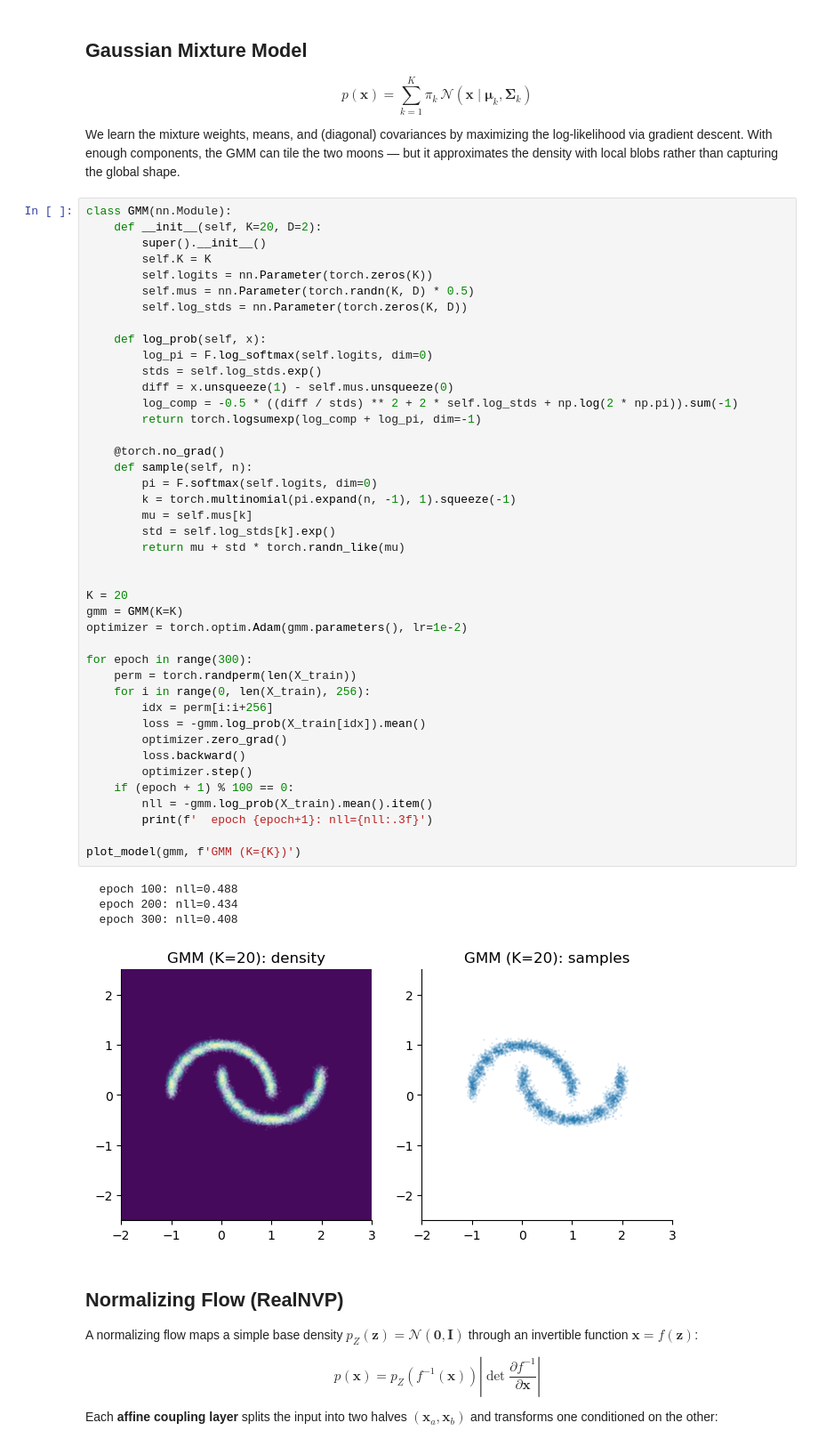
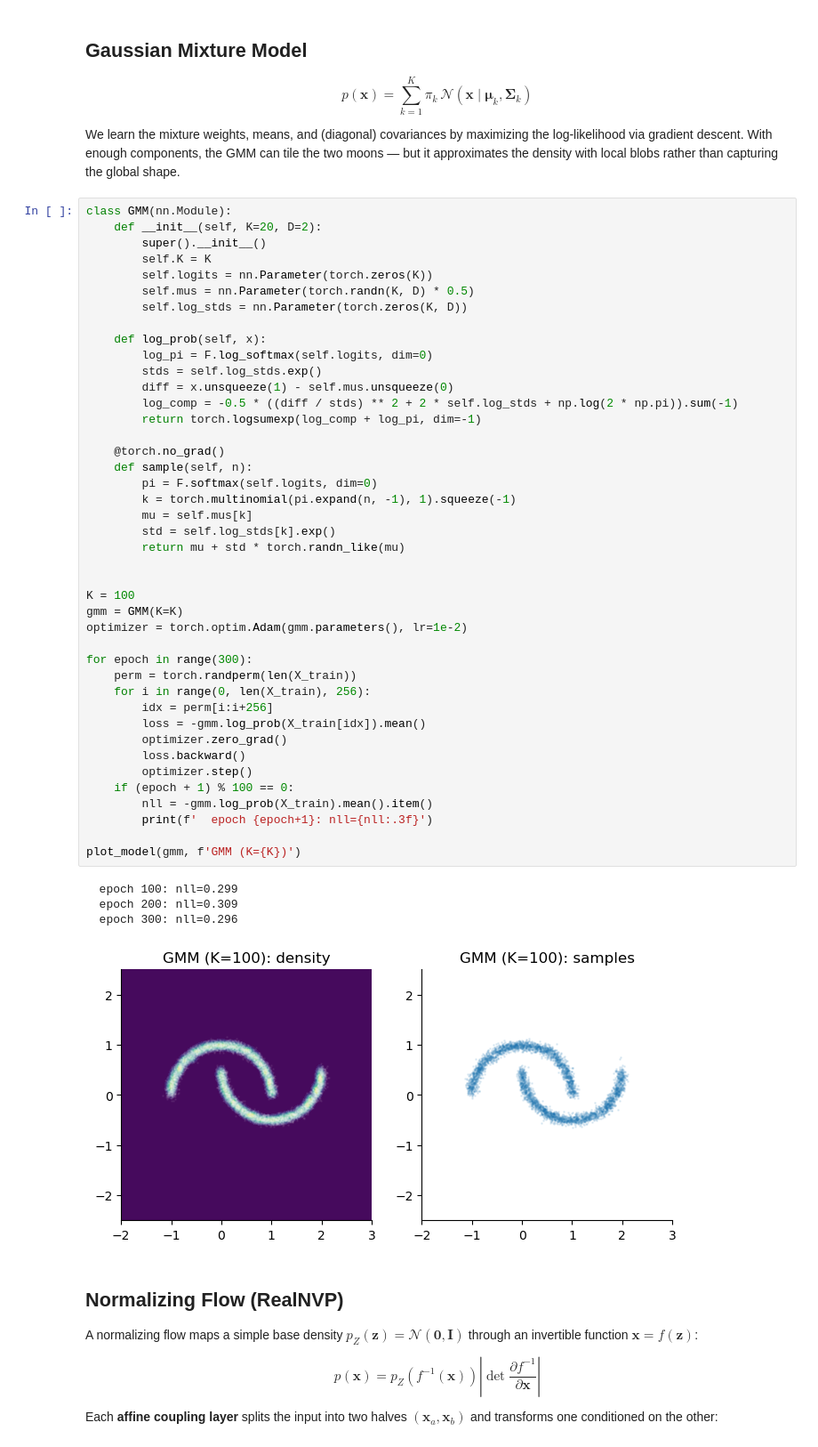
Before and after one commit to glouppe/info8010-deep-learning, a Jupyter notebook: code/lec10-density.ipynb, the cells around one changed output. Shown at 89% size. Saved outputs shown, nothing was run; the diff lists cells and outputs as text.

```diff
--- a/code/lec10-density.ipynb
+++ b/code/lec10-density.ipynb
@@ -97,38 +99,38 @@ class GMM(nn.Module):
         diff = x.unsqueeze(1) - self.mus.unsqueeze(0)
         log_comp = -0.5 * ((diff / stds) ** 2 + 2 * self.log_stds + np.log(2 * np.pi)).sum(-1)
         return torch.logsumexp(log_comp + log_pi, dim=-1)
 
     @torch.no_grad()
     def sample(self, n):
         pi = F.softmax(self.logits, dim=0)
         k = torch.multinomial(pi.expand(n, -1), 1).squeeze(-1)
         mu = self.mus[k]
         std = self.log_stds[k].exp()
         return mu + std * torch.randn_like(mu)
 
 
-K = 20
+K = 100
 gmm = GMM(K=K)
 optimizer = torch.optim.Adam(gmm.parameters(), lr=1e-2)
 
 for epoch in range(300):
     perm = torch.randperm(len(X_train))
     for i in range(0, len(X_train), 256):
         idx = perm[i:i+256]
         loss = -gmm.log_prob(X_train[idx]).mean()
         optimizer.zero_grad()
         loss.backward()
         optimizer.step()
     if (epoch + 1) % 100 == 0:
         nll = -gmm.log_prob(X_train).mean().item()
         print(f'  epoch {epoch+1}: nll={nll:.3f}')
 
 plot_model(gmm, f'GMM (K={K})')
 # %% [output]
-  epoch 100: nll=0.488
-  epoch 200: nll=0.434
-  epoch 300: nll=0.408
+  epoch 100: nll=0.299
+  epoch 200: nll=0.309
+  epoch 300: nll=0.296
-[figure, old version]
+[figure, new version]
 # %% [markdown]
 ## Normalizing Flow (RealNVP)
 
```
Also changed, not shown: parts of 4 cells of this notebook, 4 other files.
